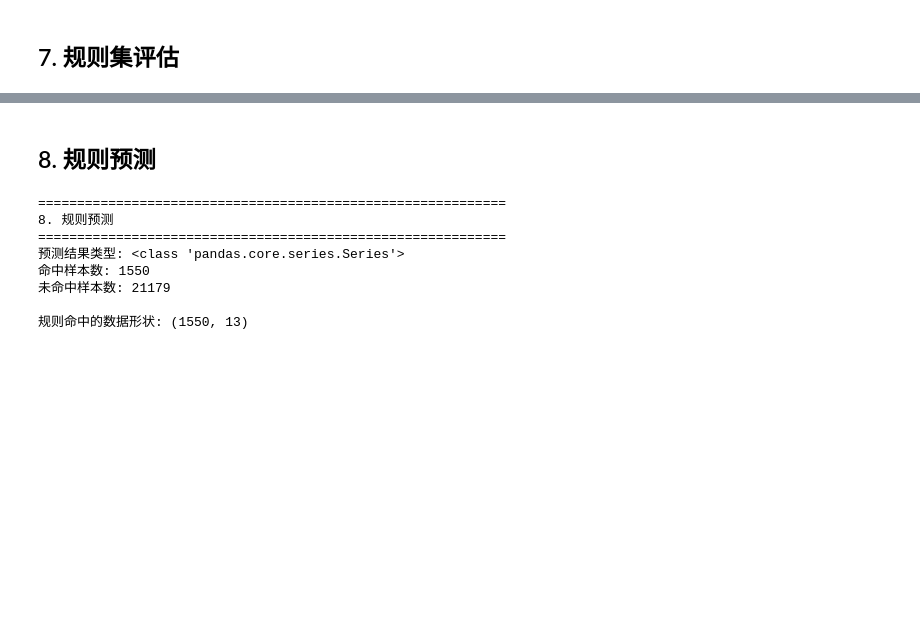
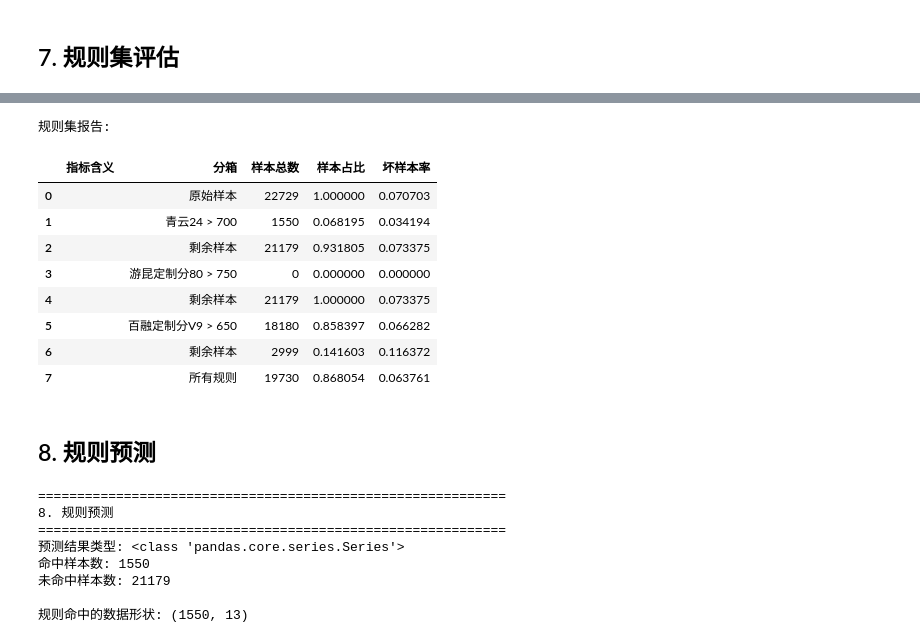
Before and after one commit to hengshu-credit/hscredit, a Jupyter notebook: examples/10_rule_engine_demo.ipynb, the cells around one changed output, grey strips where cells are left out. Saved outputs shown, nothing was run; the diff lists cells and outputs as text; code cells hidden in the pictures; blank space fills up the shorter version.

```diff
--- a/examples/10_rule_engine_demo.ipynb
+++ b/examples/10_rule_engine_demo.ipynb
@@ -422,3 +414,18 @@ ruleset
+# %%
+ruleset = ruleset_report(df, rules, target='target', filter_cols=['样本总数', '样本占比', '坏样本率'])
+print("规则集报告:")
+ruleset
+# %% [output]
+规则集报告:
+|  | 指标含义 | 分箱 | 样本总数 | 样本占比 | 坏样本率 |
+| 0 |  | 原始样本 | 22729 | 1.000000 | 0.070703 |
+| 1 |  | 青云24 > 700 | 1550 | 0.068195 | 0.034194 |
+| 2 |  | 剩余样本 | 21179 | 0.931805 | 0.073375 |
+| 3 |  | 游昆定制分80 > 750 | 0 | 0.000000 | 0.000000 |
+| 4 |  | 剩余样本 | 21179 | 1.000000 | 0.073375 |
+| 5 |  | 百融定制分V9 > 650 | 18180 | 0.858397 | 0.066282 |
+| 6 |  | 剩余样本 | 2999 | 0.141603 | 0.116372 |
+| 7 |  | 所有规则 | 19730 | 0.868054 | 0.063761 |
 # %% [markdown]
 ## 8. 规则预测
 # %%
```
Also changed, not shown: parts of 8 cells of this notebook, 28 other files.
